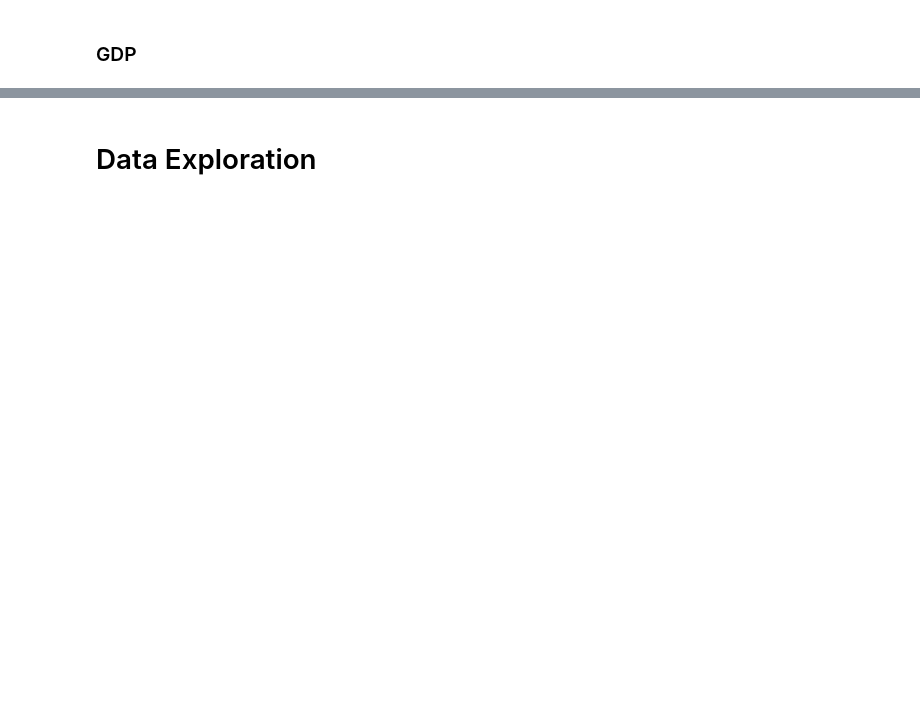
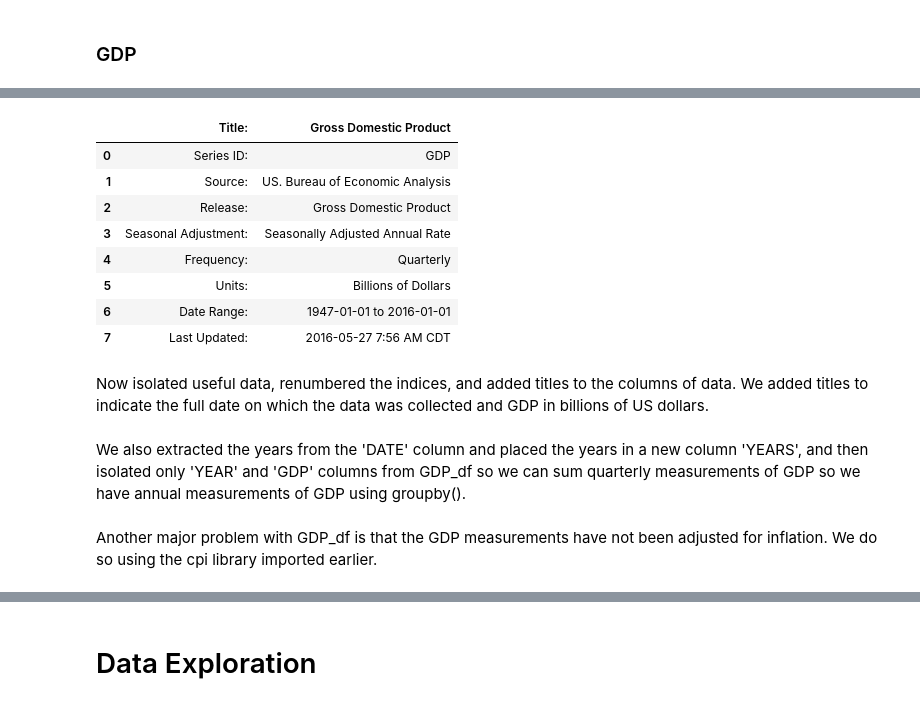
Before and after one commit to cogs108-project-group/Putting-it-all-together, a Jupyter notebook: Final Project.ipynb, the cells around one changed output, grey strips where cells are left out. Saved outputs shown, nothing was run; the diff lists cells and outputs as text; code cells hidden in the pictures; blank space fills up the shorter version.

```diff
--- a/Final Project.ipynb
+++ b/Final Project.ipynb
@@ -113,0 +118,15 @@ Requirement already satisfied: idna<2.9,>=2.5 in /opt/conda/lib/python3.6/site-p
+# %%
+GDP_details_df = GDP_df.iloc[0:8,:]
+GDP_details_df
+# %% [output]
+|  | Title: | Gross Domestic Product |
+| 0 | Series ID: | GDP |
+| 1 | Source: | US. Bureau of Economic Analysis |
+| 2 | Release: | Gross Domestic Product |
+| 3 | Seasonal Adjustment: | Seasonally Adjusted Annual Rate |
+| 4 | Frequency: | Quarterly |
+| 5 | Units: | Billions of Dollars |
+| 6 | Date Range: | 1947-01-01 to 2016-01-01 |
+| 7 | Last Updated: | 2016-05-27 7:56 AM CDT |
+# %% [markdown]
+Now isolated useful data, renumbered the indices, and added titles to the columns of data. We added titles to indicate the full date on which the data was collected and GDP in billions of US dollars.
@@ -113,0 +137,2 @@ Requirement already satisfied: idna<2.9,>=2.5 in /opt/conda/lib/python3.6/site-p
+# %% [markdown]
+We also extracted the years from the 'DATE' column and placed the years in a new column 'YEARS', and then isolated only 'YEAR' and 'GDP' columns from GDP_df so we can sum quarterly measurements of GDP so we have annual measurements of GDP using groupby().
@@ -113,0 +147,2 @@ Requirement already satisfied: idna<2.9,>=2.5 in /opt/conda/lib/python3.6/site-p
+# %% [markdown]
+Another major problem with GDP_df is that the GDP measurements have not been adjusted for inflation. We do so using the cpi library imported earlier.
```
Also changed, not shown: parts of 18 cells of this notebook.
